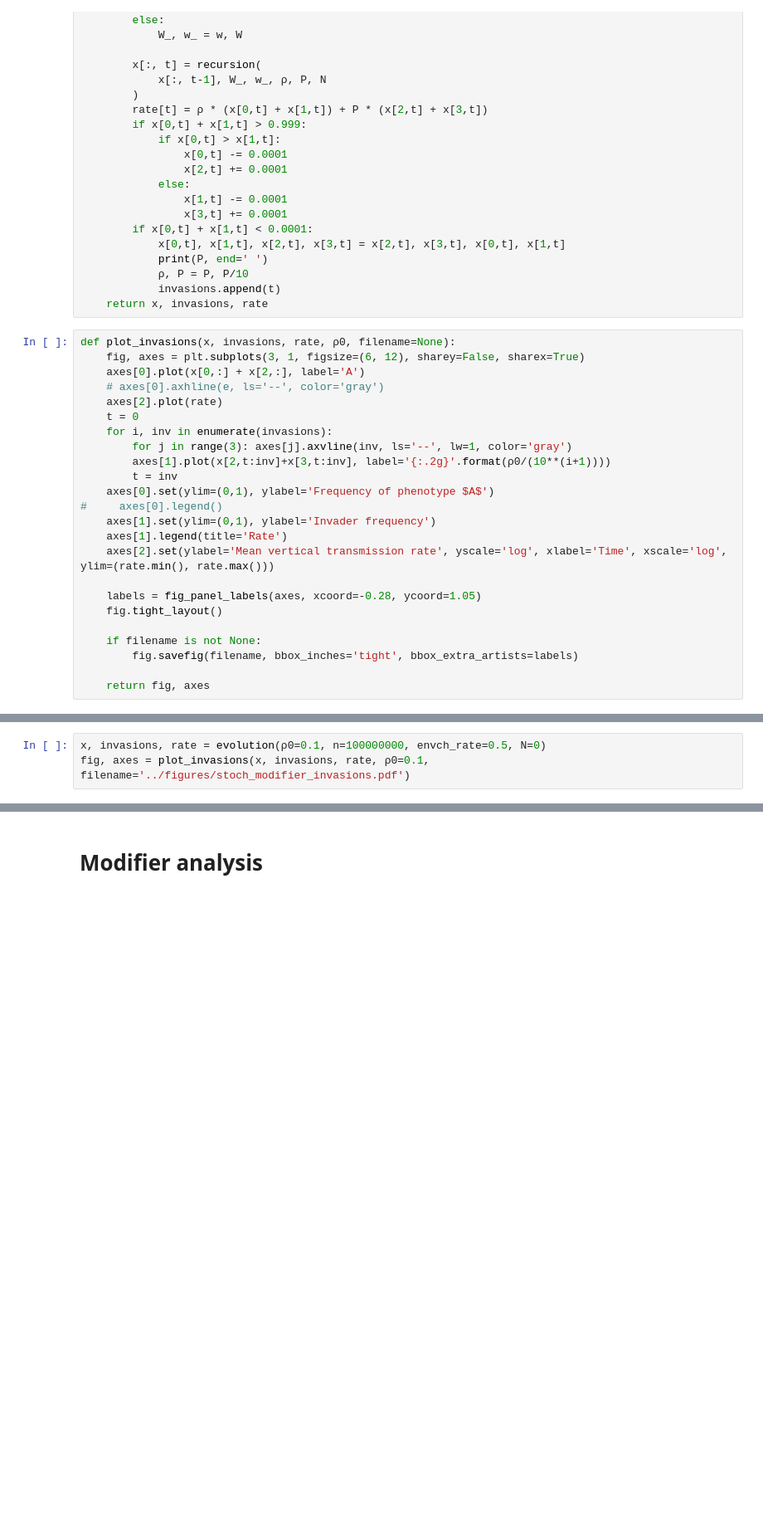
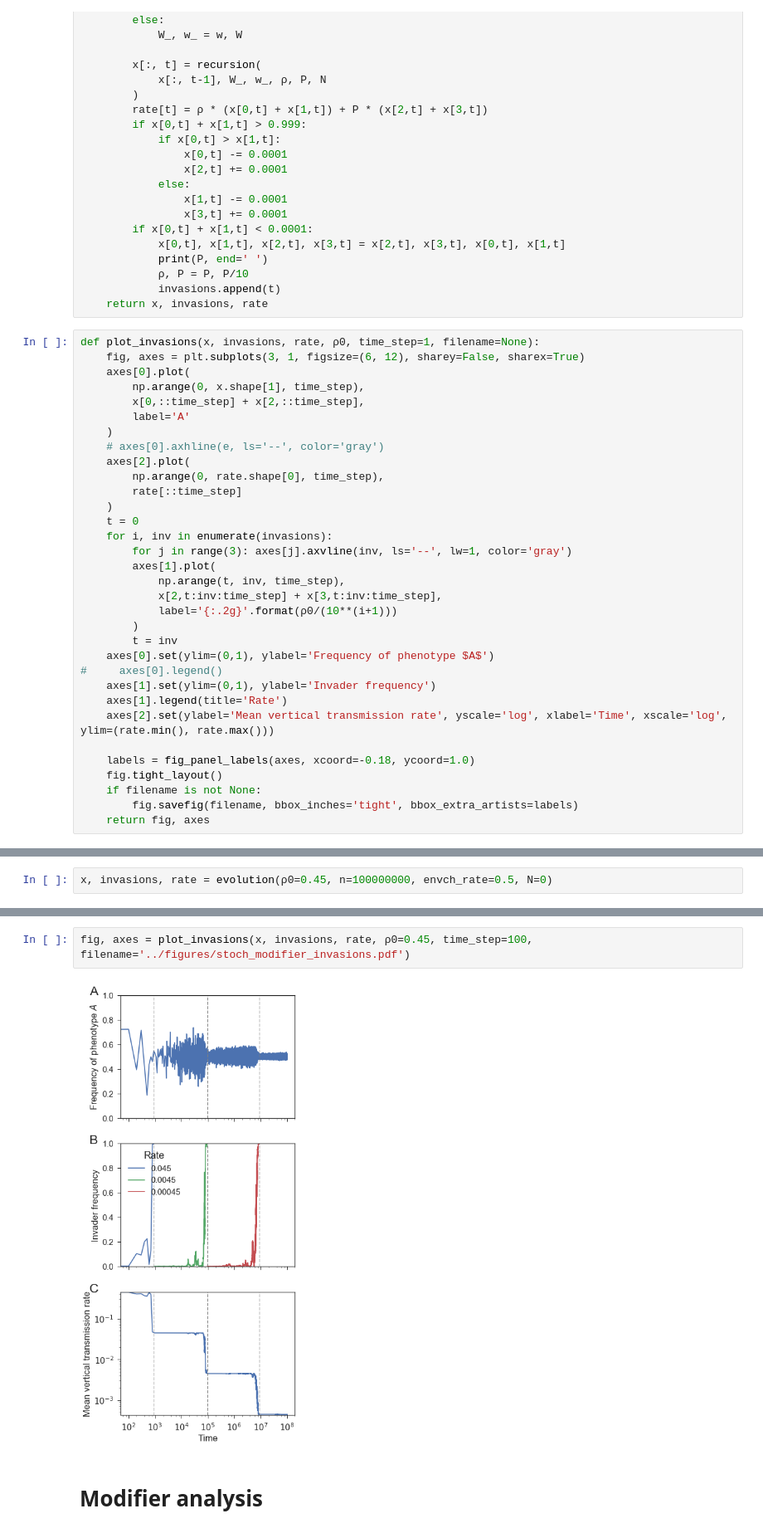
Before and after one commit to yoavram/Milpitas, a Jupyter notebook: notebooks/modifiers recursion.ipynb, the cells around one changed output, grey strips where cells are left out. Shown at 83% size. Drawn from its saved outputs; the diff is of its cells as text; blank space fills up the shorter version.

```diff
--- a/notebooks/modifiers recursion.ipynb
+++ b/notebooks/modifiers recursion.ipynb
@@ -94,15 +95,26 @@ def evolution(ρ0=0.1, W = 1, w = 0.1, m0 = 0.999, A0 = 0.1, n = 10000000, N = 0
             invasions.append(t)
     return x, invasions, rate
 # %%
-def plot_invasions(x, invasions, rate, ρ0, filename=None):
+def plot_invasions(x, invasions, rate, ρ0, time_step=1, filename=None):
     fig, axes = plt.subplots(3, 1, figsize=(6, 12), sharey=False, sharex=True)
-    axes[0].plot(x[0,:] + x[2,:], label='A')
+    axes[0].plot(
+        np.arange(0, x.shape[1], time_step),
+        x[0,::time_step] + x[2,::time_step],
+        label='A'
+    )
     # axes[0].axhline(e, ls='--', color='gray')
-    axes[2].plot(rate)
+    axes[2].plot(
+        np.arange(0, rate.shape[0], time_step),
+        rate[::time_step]
+    )
     t = 0
     for i, inv in enumerate(invasions):
         for j in range(3): axes[j].axvline(inv, ls='--', lw=1, color='gray')
-        axes[1].plot(x[2,t:inv]+x[3,t:inv], label='{:.2g}'.format(ρ0/(10**(i+1))))
+        axes[1].plot(
+            np.arange(t, inv, time_step),
+            x[2,t:inv:time_step] + x[3,t:inv:time_step],
+            label='{:.2g}'.format(ρ0/(10**(i+1)))
+        )
         t = inv
     axes[0].set(ylim=(0,1), ylabel='Frequency of phenotype $A$')
 #     axes[0].legend()
@@ -110,12 +122,10 @@ def plot_invasions(x, invasions, rate, ρ0, filename=None):
     axes[1].legend(title='Rate')
     axes[2].set(ylabel='Mean vertical transmission rate', yscale='log', xlabel='Time', xscale='log', ylim=(rate.min(), rate.max()))
 
-    labels = fig_panel_labels(axes, xcoord=-0.28, ycoord=1.05)
+    labels = fig_panel_labels(axes, xcoord=-0.18, ycoord=1.0)
     fig.tight_layout()
-
     if filename is not None:
         fig.savefig(filename, bbox_inches='tight', bbox_extra_artists=labels)
-
     return fig, axes
 # %%
 x, invasions, rate = evolution(ρ0=0.1, n=1000000, envch_rate=0, N=0)
@@ -126,4 +149,3 @@ fig, axes = plot_invasions(x, invasions, rate, ρ0=0.1, filename='../figures/A1B
 # %%
-x, invasions, rate = evolution(ρ0=0.1, n=100000000, envch_rate=0.5, N=0)
-fig, axes = plot_invasions(x, invasions, rate, ρ0=0.1, filename='../figures/stoch_modifier_invasions.pdf')
+x, invasions, rate = evolution(ρ0=0.45, n=100000000, envch_rate=0.5, N=0)
 # %% [output]
@@ -132,3 +155,7 @@ fig, axes = plot_invasions(x, invasions, rate, ρ0=0.1, filename='../figures/sto
+# %%
+fig, axes = plot_invasions(x, invasions, rate, ρ0=0.45, time_step=100, filename='../figures/stoch_modifier_invasions.pdf')
+# %% [output]
+[figure, added]
 # %% [markdown]
 # Modifier analysis
 # %%
```
Also changed, not shown: parts of 6 cells of this notebook, 3 other files.
